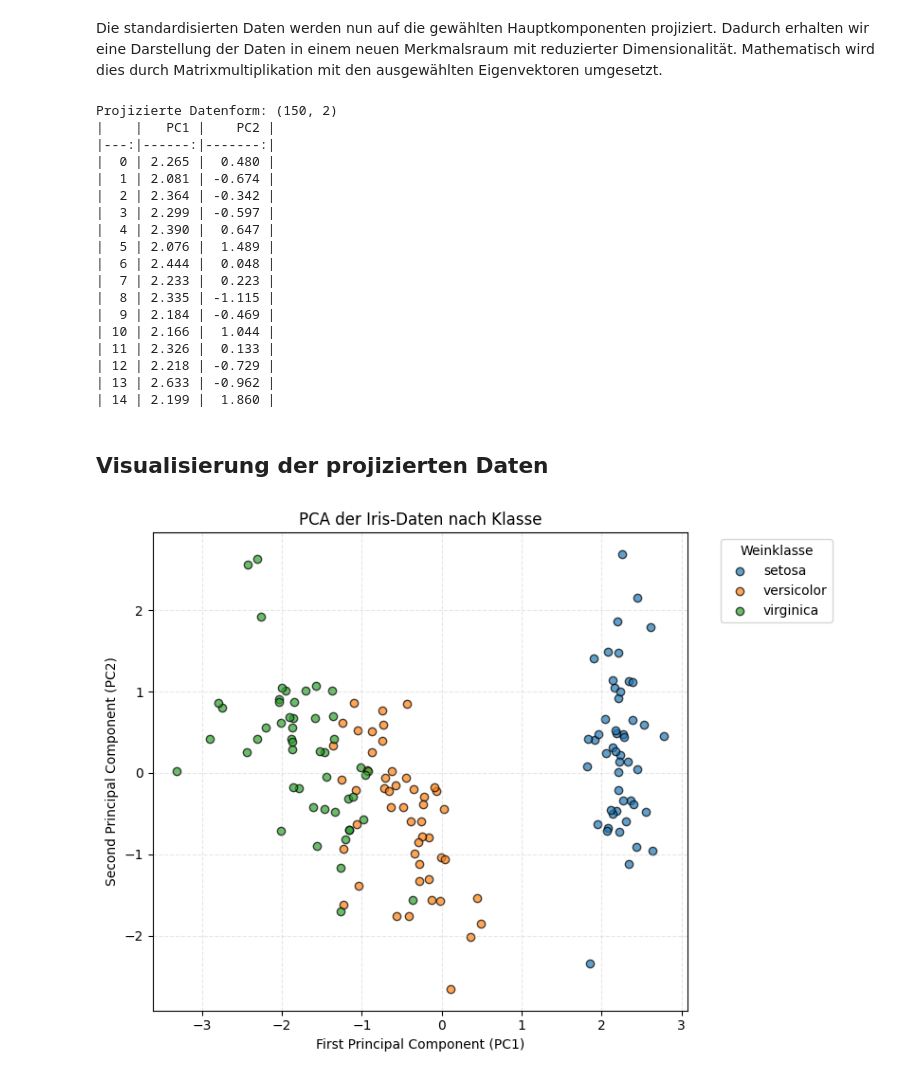
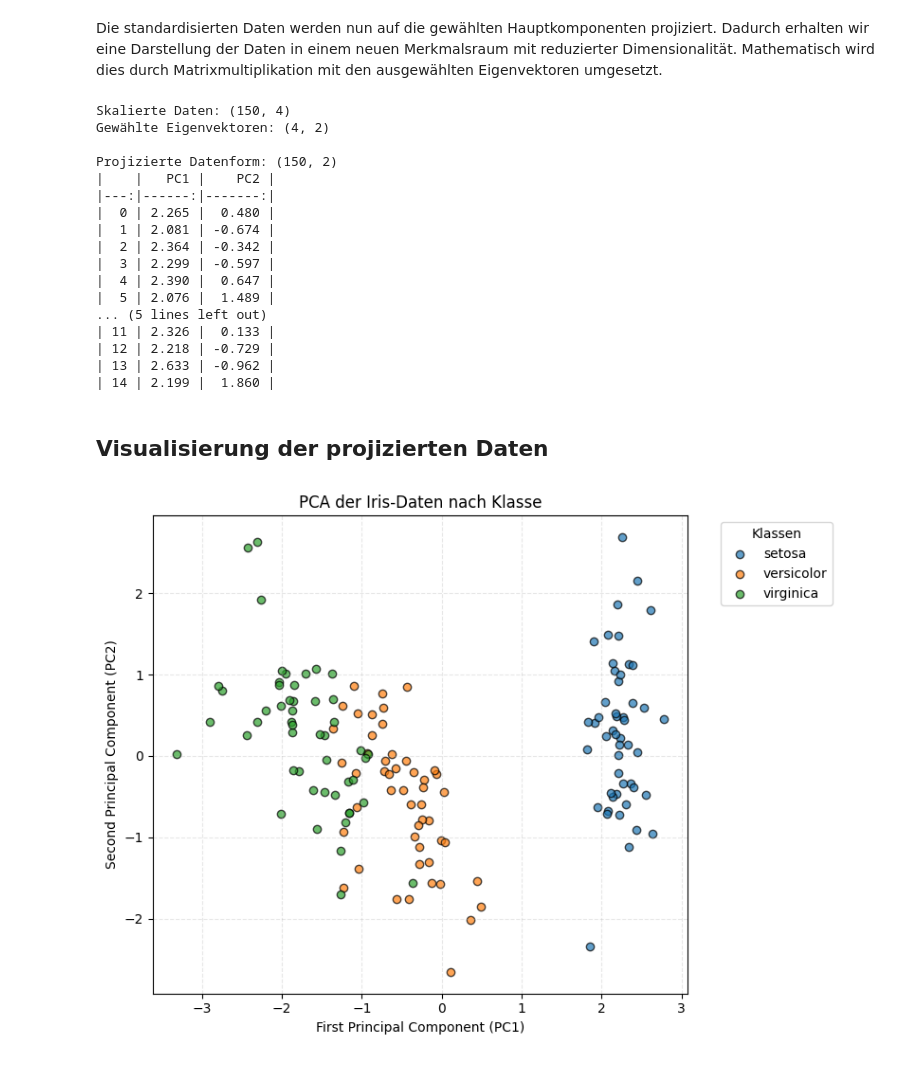
Before and after one commit to MartinaEchtenbruck/Principal-Component-Analysis, a Jupyter notebook: 03-examples/PCA_Iris.ipynb, the cells around one changed output. Drawn from its saved outputs; the diff is of its cells as text; code cells hidden in the pictures.

```diff
--- a/03-examples/PCA_Iris.ipynb
+++ b/03-examples/PCA_Iris.ipynb
@@ -782,6 +779,9 @@ Anzahl Komponenten für 95% erklärte Varianz: 2
 Die standardisierten Daten werden nun auf die gewählten Hauptkomponenten projiziert. Dadurch erhalten wir eine Darstellung der Daten in einem neuen Merkmalsraum mit reduzierter Dimensionalität. Mathematisch wird dies durch Matrixmultiplikation mit den ausgewählten Eigenvektoren umgesetzt.
 # %%
 num_components = n_95; # n_90 bei 90% erklaerter Varianz
+
+print("Skalierte Daten:",X_scaled.shape)
+print("Gewählte Eigenvektoren:",eigenvectors[:, :num_components].shape,"\n")
 
 # Projektion der Daten durch Matrix-Multiplikation der
 # skalierten Daten mit der Matrix der gewählten Hauptkomponenten
@@ -800,6 +800,9 @@ X_pca_df = pd.DataFrame(
 # Die ersten 15 Zeilen der projizierten Daten ausgeben
 print(X_pca_df.head(15).to_markdown(floatfmt=".3f"))
 # %% [output]
+Skalierte Daten: (150, 4)
+Gewählte Eigenvektoren: (4, 2)
+
 Projizierte Datenform: (150, 2)
 |    |   PC1 |    PC2 |
 |---:|------:|-------:|
@@ -809,11 +812,7 @@ Projizierte Datenform: (150, 2)
 |  3 | 2.299 | -0.597 |
 |  4 | 2.390 |  0.647 |
 |  5 | 2.076 |  1.489 |
-|  6 | 2.444 |  0.048 |
-|  7 | 2.233 |  0.223 |
-|  8 | 2.335 | -1.115 |
-|  9 | 2.184 | -0.469 |
-| 10 | 2.166 |  1.044 |
+... (5 lines left out)
 | 11 | 2.326 |  0.133 |
 | 12 | 2.218 | -0.729 |
 | 13 | 2.633 | -0.962 |
@@ -823,29 +822,29 @@ Projizierte Datenform: (150, 2)
 # %%
 target_names = iris.target_names
 
 # Plot erstellen
 plt.figure(figsize=(8, 6))
 
 # Scatter-Plot mit Farben nach Klasse und Legenden-Labels
 for class_id, class_name in enumerate(target_names):
     plt.scatter(
         X_pca[y == class_id, 0],  # PC1 für diese Klasse
         X_pca[y == class_id, 1],  # PC2 für diese Klasse
         label=class_name,
         alpha=0.7,
         edgecolor='k'
     )
 
 # Titel und Achsen
 plt.xlabel('First Principal Component (PC1)')
 plt.ylabel('Second Principal Component (PC2)')
 plt.title('PCA der Iris-Daten nach Klasse')
 plt.grid(True, linestyle='--', alpha=0.3)
 
 # Legende statt Colorbar
-plt.legend(title="Weinklasse", bbox_to_anchor=(1.05, 1), loc='upper left')
+plt.legend(title="Klassen", bbox_to_anchor=(1.05, 1), loc='upper left')
 
 plt.tight_layout()  # Verhindert Überlappungen
 plt.show()
 # %% [output]
-[figure, old version]
+[figure, new version]
```
Also changed, not shown: parts of 2 cells of this notebook.
